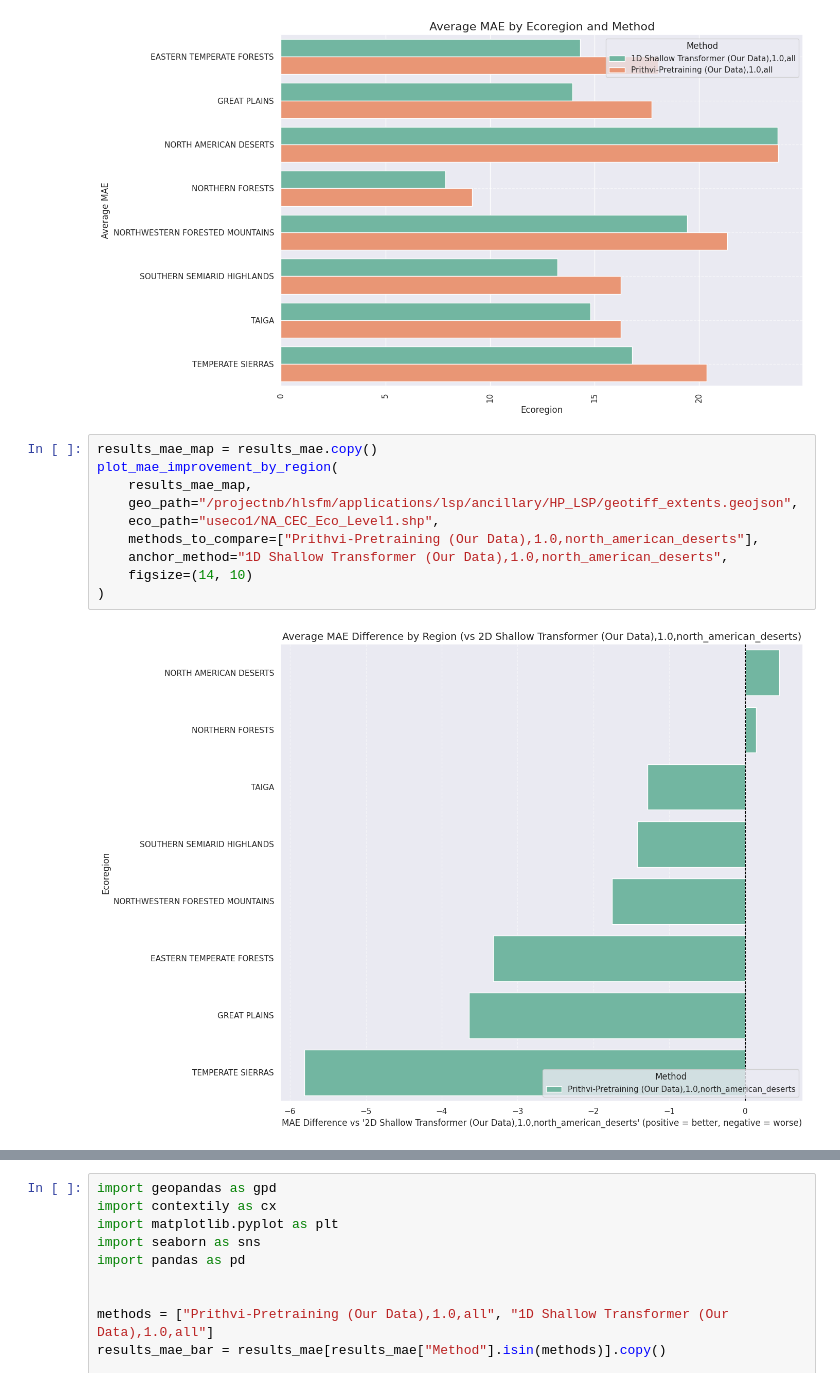
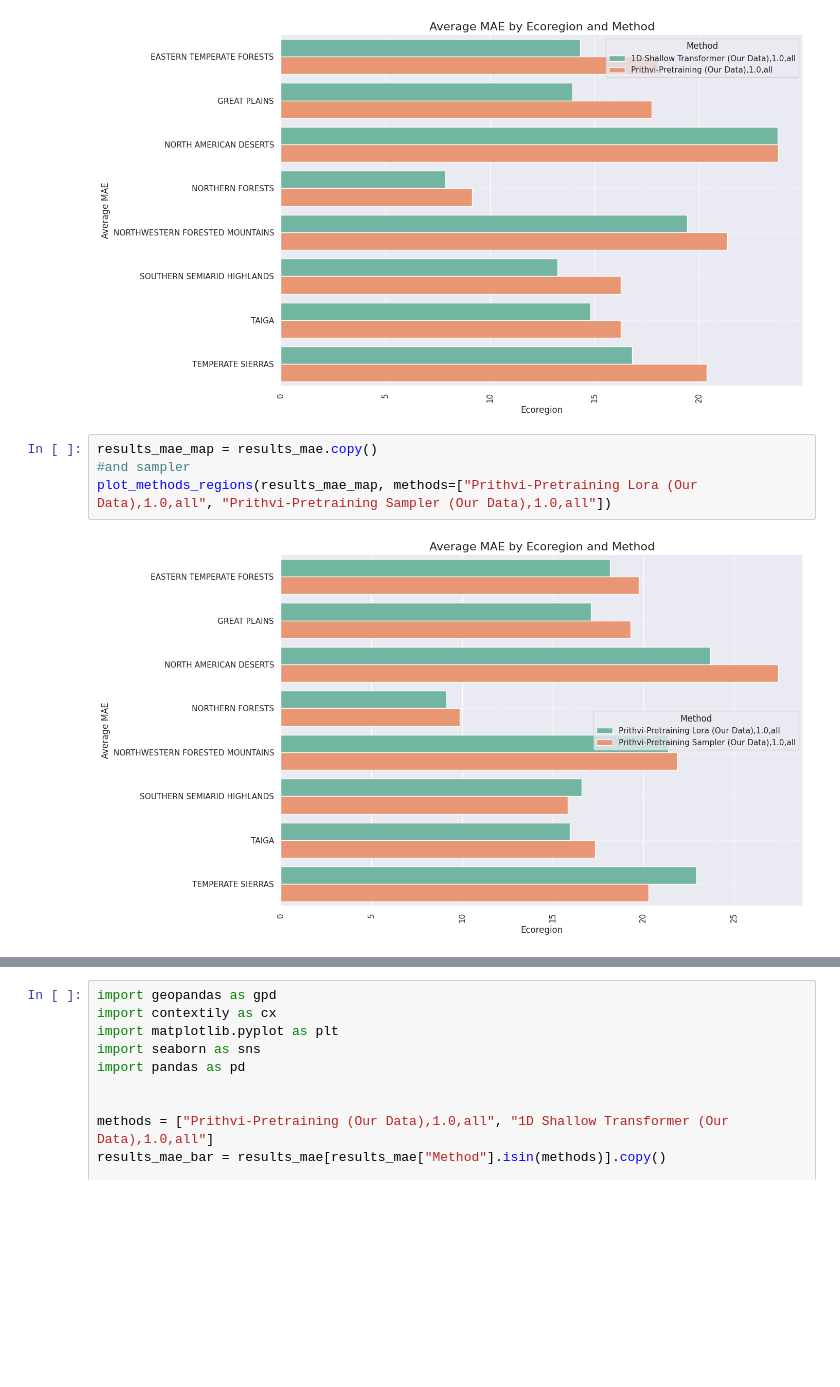
Before and after one commit to mqraitem/Prithvi_Pheneology, a Jupyter notebook: plot.ipynb, the cells around one changed output, grey strips where cells are left out. Cells and saved outputs as stored; diff of their text form; blank space fills up the shorter version.

```diff
--- a/plot.ipynb
+++ b/plot.ipynb
@@ -372,16 +767,10 @@ plot_methods_regions(results_mae_map, methods=["1D Shallow Transformer (Our Data
 [figure]
 # %%
 results_mae_map = results_mae.copy()
-plot_mae_improvement_by_region(
-    results_mae_map,
-    geo_path="/projectnb/hlsfm/applications/lsp/ancillary/HP_LSP/geotiff_extents.geojson",
-    eco_path="useco1/NA_CEC_Eco_Level1.shp",
-    methods_to_compare=["Prithvi-Pretraining (Our Data),1.0,north_american_deserts"],
-    anchor_method="1D Shallow Transformer (Our Data),1.0,north_american_deserts",
-    figsize=(14, 10)
-)
+#and sampler
+plot_methods_regions(results_mae_map, methods=["Prithvi-Pretraining Lora (Our Data),1.0,all", "Prithvi-Pretraining Sampler (Our Data),1.0,all"])
 # %% [output]
-[figure, old version]
+[figure, new version]
 # %%
 import numpy as np
 import pandas as pd
```
Also changed, not shown: parts of 16 cells of this notebook, 47 other files.
